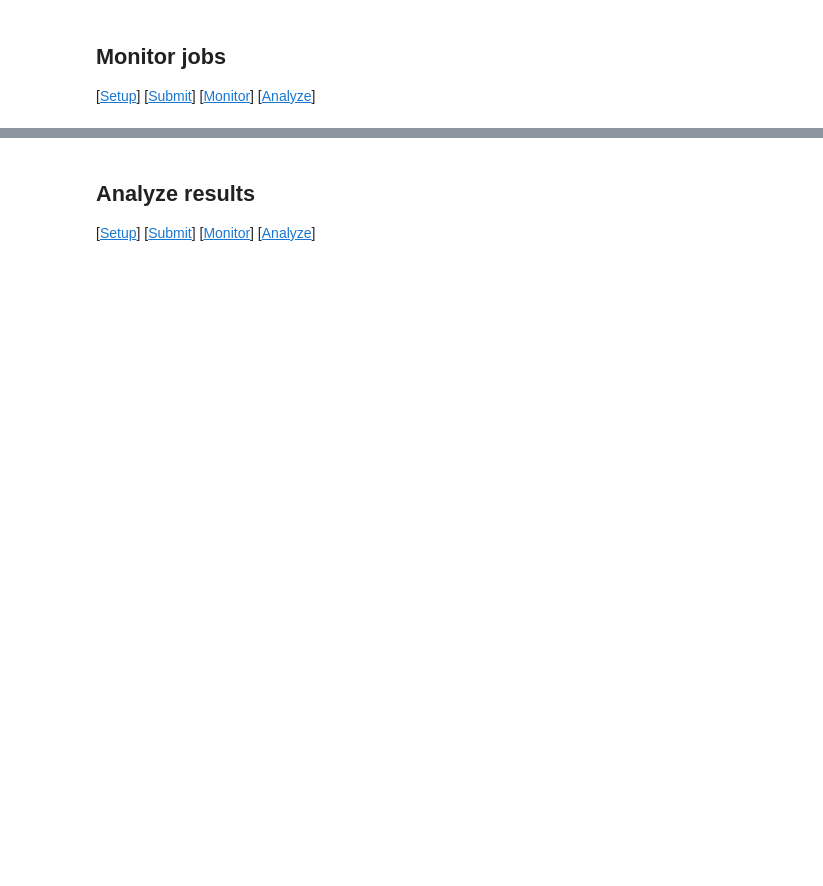
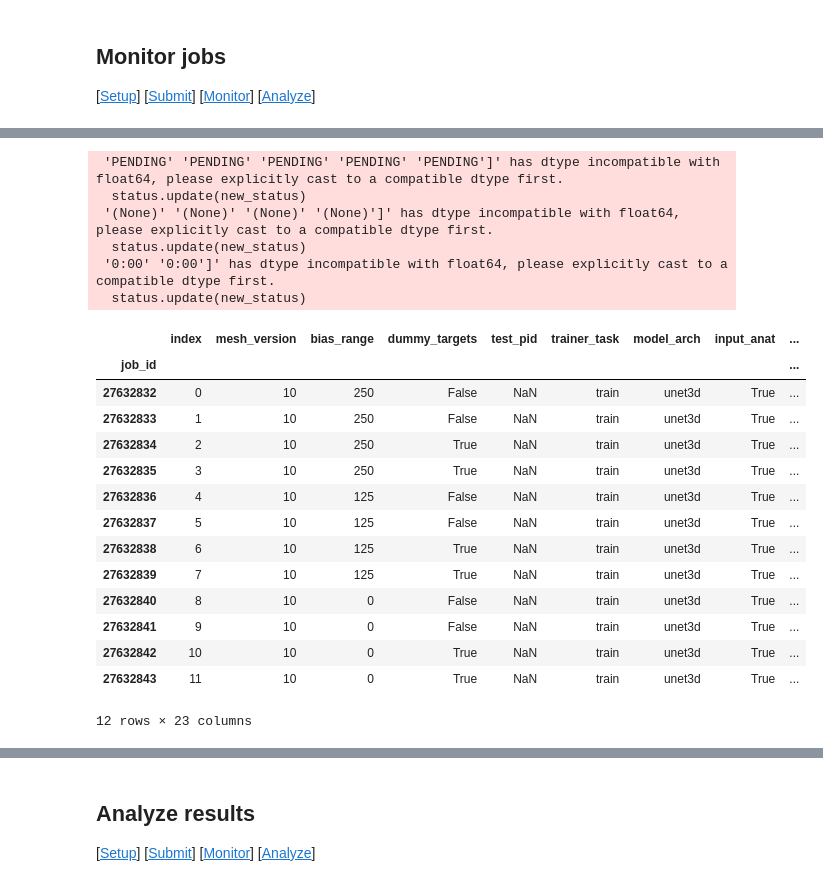
Before and after one commit to mattragoza/lung-project, a Jupyter notebook: notebooks/phantom-lung-experiment.ipynb, the cells around one changed output, grey strips where cells are left out. Drawn from its saved outputs; the diff is of its cells as text; code cells hidden in the pictures; blank space fills up the shorter version.

```diff
--- a/notebooks/phantom-lung-experiment.ipynb
+++ b/notebooks/phantom-lung-experiment.ipynb
@@ -159,3 +183,30 @@ status
+# %%
+#expt_name = '2024-12-02__phantom__seed'
+jobs = pd.read_csv(f'{expt_name}.jobs', index_col=0)
+status = ps.status(jobs, parse_stderr=True)
+status
+# %% [output]
+ 'PENDING' 'PENDING' 'PENDING' 'PENDING' 'PENDING']' has dtype incompatible with float64, please explicitly cast to a compatible dtype first.
+  status.update(new_status)
+ '(None)' '(None)' '(None)' '(None)']' has dtype incompatible with float64, please explicitly cast to a compatible dtype first.
+  status.update(new_status)
+ '0:00' '0:00']' has dtype incompatible with float64, please explicitly cast to a compatible dtype first.
+  status.update(new_status)
+|  | index | mesh_version | bias_range | dummy_targets | test_pid | trainer_task | model_arch | input_anat | ... |
+| job_id |  |  |  |  |  |  |  |  | ... |
+| 27632832 | 0 | 10 | 250 | False | NaN | train | unet3d | True | ... |
+| 27632833 | 1 | 10 | 250 | False | NaN | train | unet3d | True | ... |
+| 27632834 | 2 | 10 | 250 | True | NaN | train | unet3d | True | ... |
+| 27632835 | 3 | 10 | 250 | True | NaN | train | unet3d | True | ... |
+| 27632836 | 4 | 10 | 125 | False | NaN | train | unet3d | True | ... |
+| 27632837 | 5 | 10 | 125 | False | NaN | train | unet3d | True | ... |
+| 27632838 | 6 | 10 | 125 | True | NaN | train | unet3d | True | ... |
+| 27632839 | 7 | 10 | 125 | True | NaN | train | unet3d | True | ... |
+| 27632840 | 8 | 10 | 0 | False | NaN | train | unet3d | True | ... |
+| 27632841 | 9 | 10 | 0 | False | NaN | train | unet3d | True | ... |
+| 27632842 | 10 | 10 | 0 | True | NaN | train | unet3d | True | ... |
+| 27632843 | 11 | 10 | 0 | True | NaN | train | unet3d | True | ... |
+12 rows × 23 columns
 # %%
 status['job_state'] = status['job_state'].fillna('DONE')
 status['stderr'] = status['stderr'].fillna('N/A')
```
Also changed, not shown: parts of 47 cells of this notebook, 13 other files.
